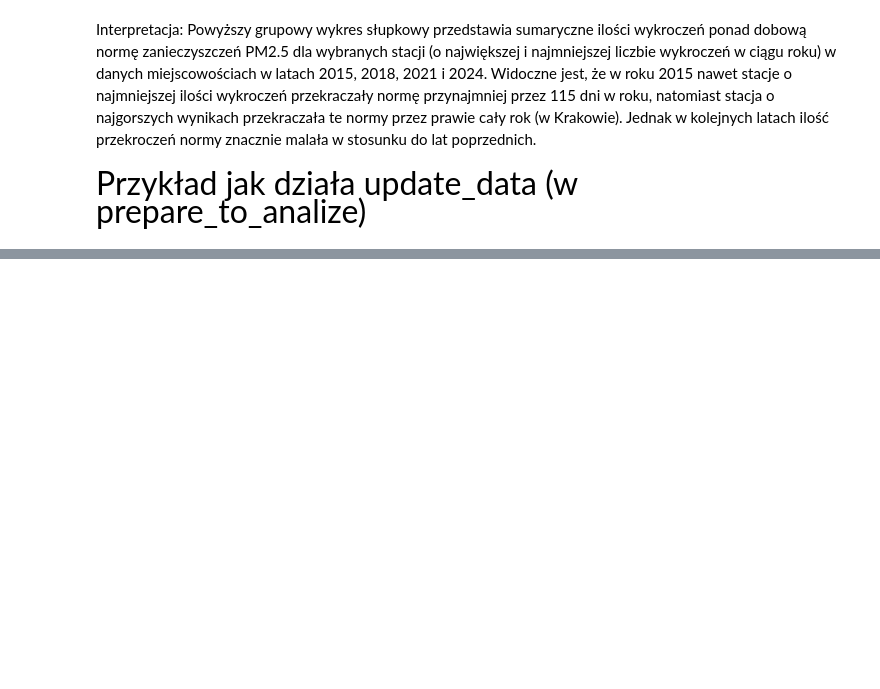
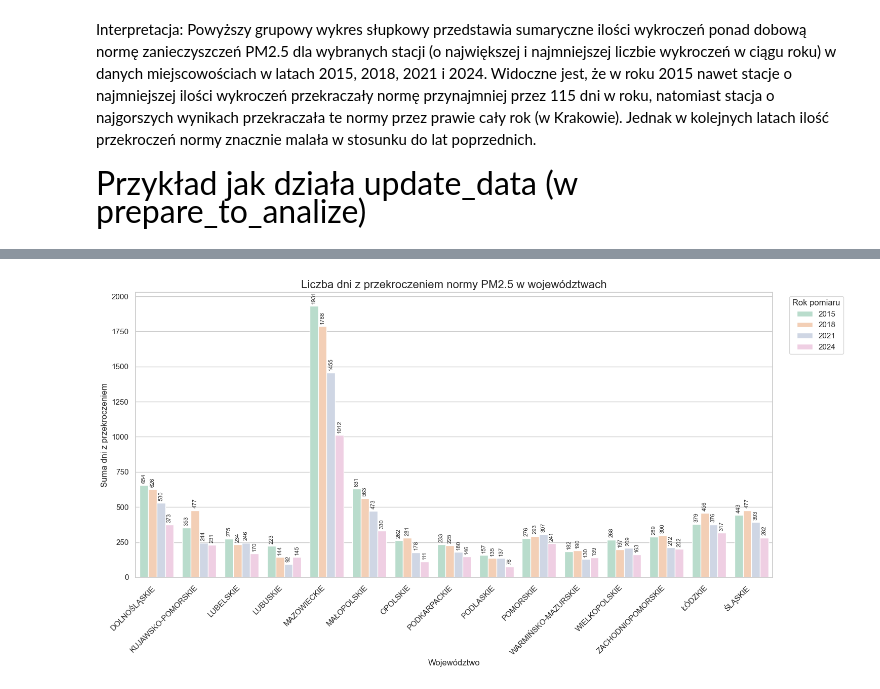
Before and after one commit to alipinska7/Projekt3_ZTP, a Jupyter notebook: Uruchamianie.ipynb, the cells around one changed output, grey strips where cells are left out. Cells and saved outputs as stored; diff of their text form; code cells hidden in the pictures; blank space fills up the shorter version.

```diff
--- a/Uruchamianie.ipynb
+++ b/Uruchamianie.ipynb
@@ -334,0 +339,4 @@ print(df_updated)
+# %%
+#obliczenie sumy liczby dni z przekroczeniem w województwie
+df_voivodeship = obliczenia.voivodeship_above_norm_sum(df_meta, final_df)
+df_voivodeship
@@ -334,0 +361,5 @@ print(df_updated)
+# %%
+
+wykresy.plot_voivodeship_comparison(df_voivodeship)
+# %% [output]
+[figure, added]
```
Also changed, not shown: parts of 8 cells of this notebook, 4 other files.
